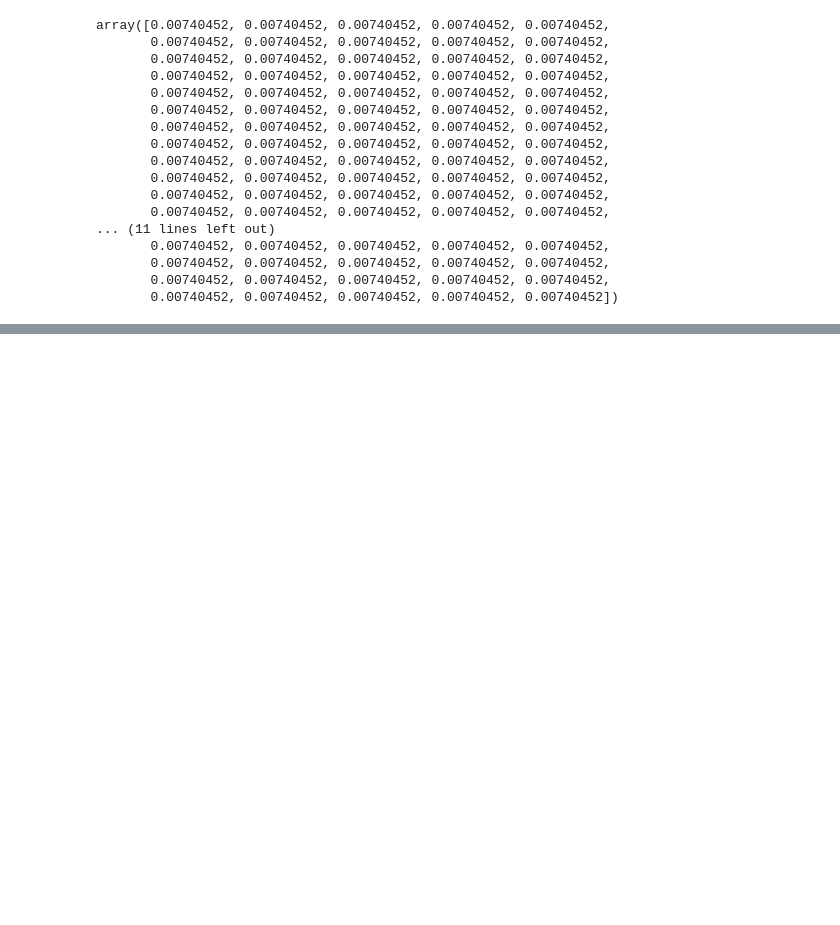
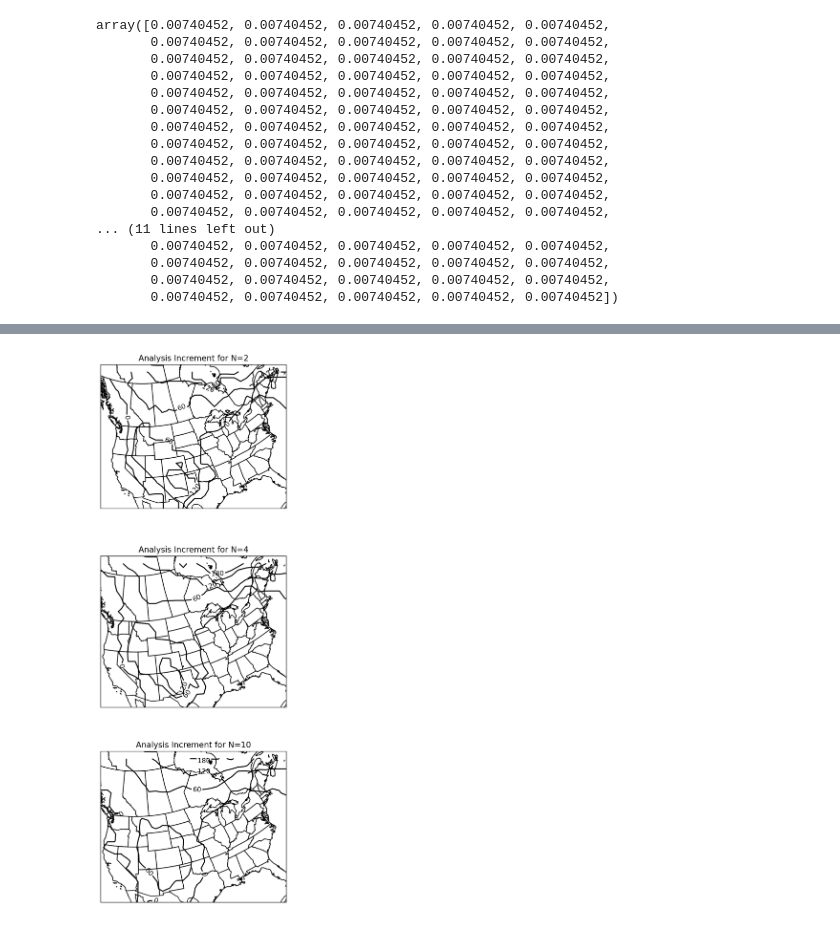
Before and after one commit to SWainty24/ATSC528, a Jupyter notebook: 03-Statistical_Objective_Analysis/statistical_oban.ipynb, the cells around one changed output, grey strips where cells are left out. Drawn from its saved outputs; the diff is of its cells as text; code cells hidden in the pictures; blank space fills up the shorter version.

```diff
--- a/03-Statistical_Objective_Analysis/statistical_oban.ipynb
+++ b/03-Statistical_Objective_Analysis/statistical_oban.ipynb
@@ -368,0 +374,32 @@ RMSE_3: 63.79220035088265
+# %%
+Increment_N2 = background_field - Analysis_N2
+Increment_N4= background_field - Analysis_N4
+Increment_N10 = background_field - Analysis_N10
+# %%
+# Set up the figure and subplots with the specified projection
+LAT = latitude_grid  # Replace with your latitude grid array
+LON = longitude_grid  # Replace with your longitude grid array
+
+proj = ccrs.Stereographic(central_longitude=-115, central_latitude=90, true_scale_latitude=60)
+fig = plt.figure(figsize=(5, 15), dpi=200)
+ANALYSIS=[Increment_N2,Increment_N4,Increment_N10]
+
+
+titles = ["Analysis Increment for N=2", "Analysis Increment for N=4", "Analysis Increment for N=10"]
+
+for i in range(3):
+    ax1 = fig.add_subplot(3, 1, i + 1, projection=proj)
+    ax1.add_feature(cfeature.STATES)
+    ax1.add_feature(cfeature.COASTLINE)
+    cs1 = ax1.contour(
+        LON,
+        LAT,
+        ANALYSIS[i],
+        colors="k",
+        levels=np.arange(0, 8000, 60),
+        transform=ccrs.PlateCarree(),
+    )
+    plt.clabel(cs1, levels=np.arange(0, 8000, 60))
+    ax1.set_title(titles[i], fontsize=12)  # Add titles for each subplot
+# %% [output]
+[figure, added]
```
Also changed, not shown: parts of 8 cells of this notebook.
